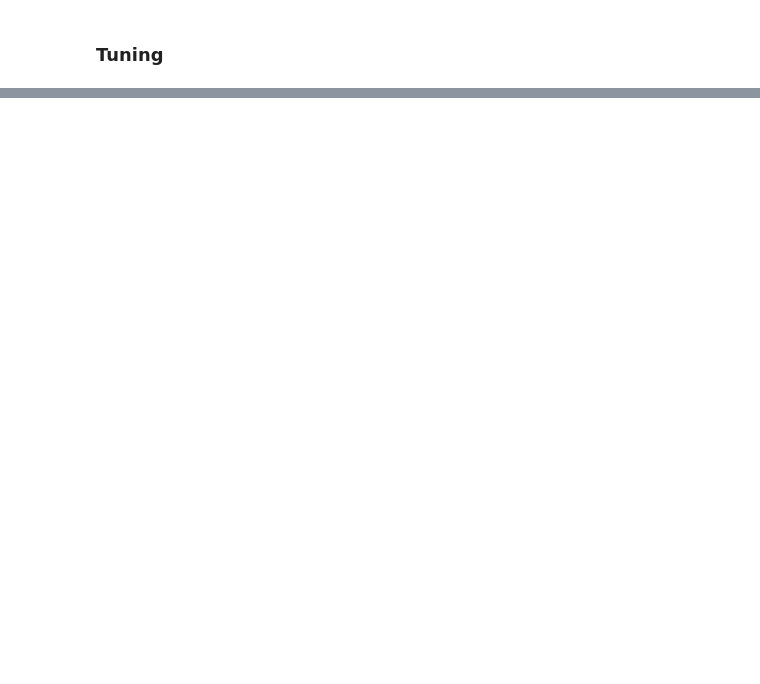
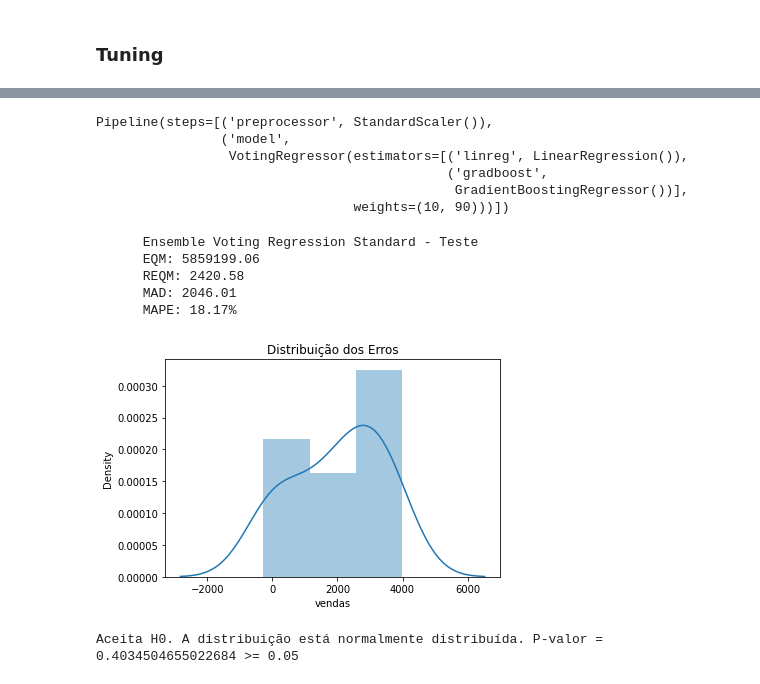
Before and after one commit to thiago-osorio/digital-house, a Jupyter notebook: projeto_integrador/Notebooks/modelagem.ipynb, the cells around one changed output, grey strips where cells are left out. Cells and saved outputs as stored; diff of their text form; code cells hidden in the pictures; blank space fills up the shorter version.

```diff
--- a/projeto_integrador/Notebooks/modelagem.ipynb
+++ b/projeto_integrador/Notebooks/modelagem.ipynb
@@ -1056,0 +1053,39 @@ for weight in weights:
+# %%
+estimators = [('linreg', LinearRegression()), ('gradboost', GradientBoostingRegressor())]
+
+voting = VotingRegressor(estimators=estimators, weights=(10, 90))
+
+pipe_ensemble_tuned = Pipeline(steps=[
+    ('preprocessor', StandardScaler()),
+    ('model', voting)
+])
+
+pipe_ensemble_tuned.fit(X_r_treino, y_r_treino)
+# %% [output]
+Pipeline(steps=[('preprocessor', StandardScaler()),
+                ('model',
+                 VotingRegressor(estimators=[('linreg', LinearRegression()),
+                                             ('gradboost',
+                                              GradientBoostingRegressor())],
+                                 weights=(10, 90)))])
+# %%
+pred_teste_ensemble_tuned = pipe_ensemble_tuned.predict(X_r_teste)
+
+mse = metrics.mean_squared_error(y_r_teste, pred_teste_ensemble_tuned)
+rmse = metrics.mean_squared_error(y_r_teste, pred_teste_ensemble_tuned, squared=False)
+mad = metrics.mean_absolute_error(y_r_teste, pred_teste_ensemble_tuned)
+mape = metrics.mean_absolute_percentage_error(y_r_teste, pred_teste_ensemble_tuned)
+
+print(f'''
+      Ensemble Voting Regression Standard - Teste
+      EQM: {round(mse,2)}
+      REQM: {round(rmse,2)}
+      MAD: {round(mad,2)}
+      MAPE: {round(mape*100,2)}%
+      ''')
+# %% [output]
+      Ensemble Voting Regression Standard - Teste
+      EQM: 5859199.06
+      REQM: 2420.58
+      MAD: 2046.01
+      MAPE: 18.17%
@@ -1056,0 +1099,11 @@ for weight in weights:
+# %%
+erro_ensemble = y_r_teste - pred_teste_ensemble_tuned
+sns.distplot(erro_ensemble)
+plt.title('Distribuição dos Erros')
+plt.show()
+# %% [output]
+[figure, added]
+# %%
+normal_test(erro_ensemble)
+# %% [output]
+Aceita H0. A distribuição está normalmente distribuída. P-valor = 0.4034504655022684 >= 0.05
```
Also changed, not shown: parts of 38 cells of this notebook.
